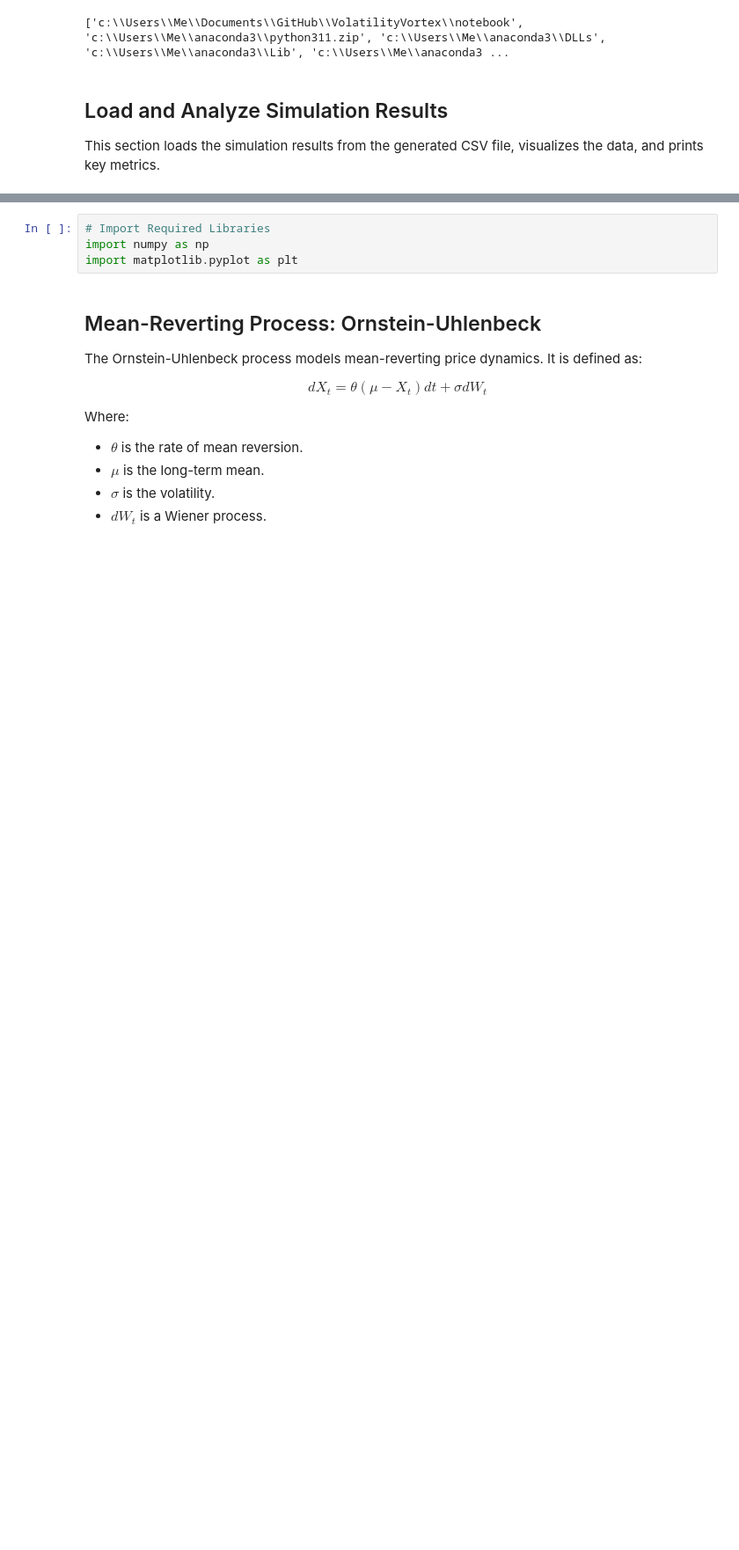
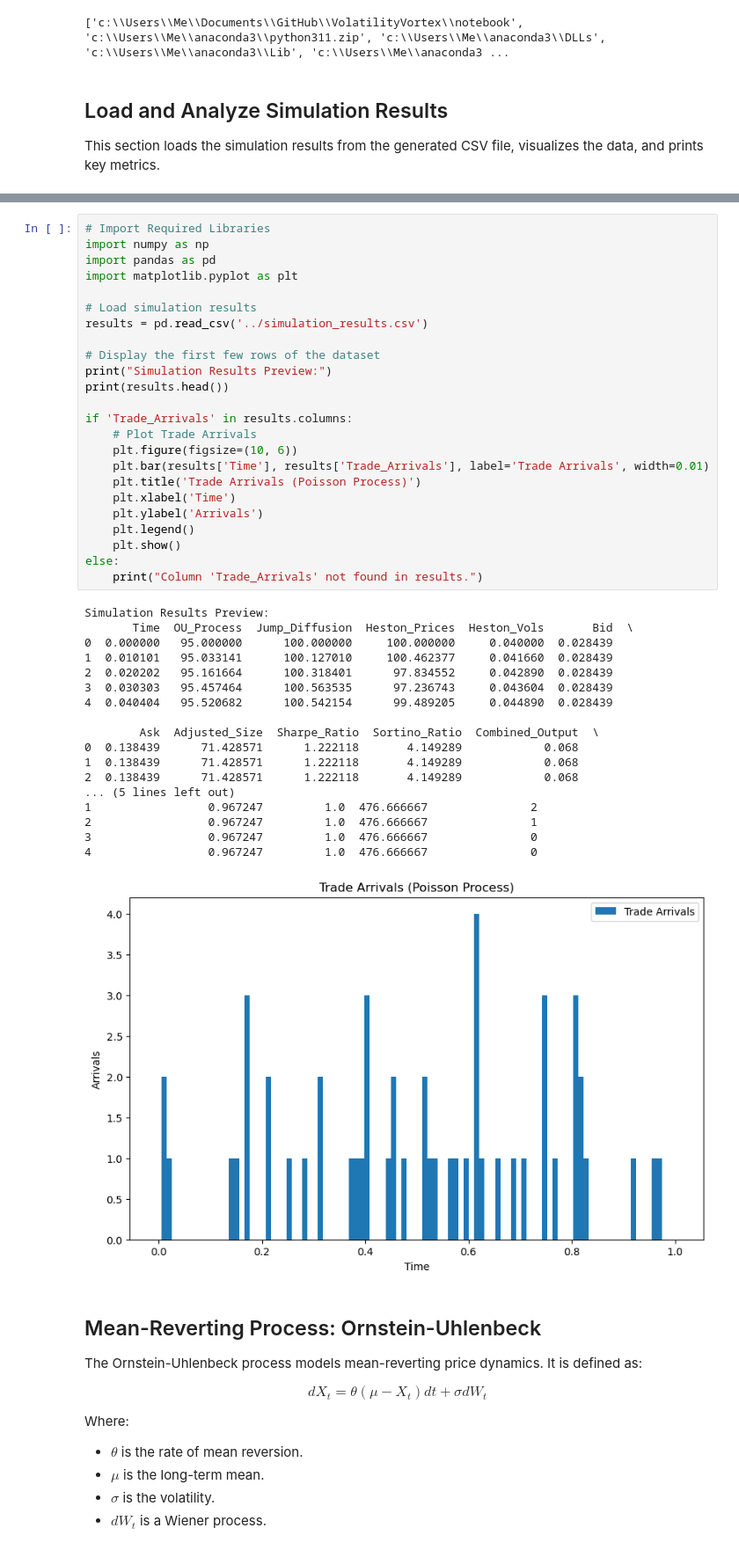
Before and after one commit to astronaut505/VolatilityVortex, a Jupyter notebook: notebook/advanced_market_simulation.ipynb, the cells around one changed output, grey strips where cells are left out. Shown: that part at 88% size. Cells and saved outputs as stored; diff of their text form; blank space fills up the shorter version.

```diff
--- a/notebook/advanced_market_simulation.ipynb
+++ b/notebook/advanced_market_simulation.ipynb
@@ -19,7 +29,46 @@ This notebook demonstrates the implementation of advanced market simulation mode
 # %%
 # Import Required Libraries
 import numpy as np
+import pandas as pd
 import matplotlib.pyplot as plt
+
+# Load simulation results
+results = pd.read_csv('../simulation_results.csv')
+
+# Display the first few rows of the dataset
+print("Simulation Results Preview:")
+print(results.head())
+
+if 'Trade_Arrivals' in results.columns:
+    # Plot Trade Arrivals
+    plt.figure(figsize=(10, 6))
+    plt.bar(results['Time'], results['Trade_Arrivals'], label='Trade Arrivals', width=0.01)
+    plt.title('Trade Arrivals (Poisson Process)')
+    plt.xlabel('Time')
+    plt.ylabel('Arrivals')
+    plt.legend()
+    plt.show()
+else:
+    print("Column 'Trade_Arrivals' not found in results.")
+# %% [output]
+Simulation Results Preview:
+       Time  OU_Process  Jump_Diffusion  Heston_Prices  Heston_Vols       Bid  \
+0  0.000000   95.000000      100.000000     100.000000     0.040000  0.028439
+1  0.010101   95.033141      100.127010     100.462377     0.041660  0.028439
+2  0.020202   95.161664      100.318401      97.834552     0.042890  0.028439
+3  0.030303   95.457464      100.563535      97.236743     0.043604  0.028439
+4  0.040404   95.520682      100.542154      99.489205     0.044890  0.028439
+
+        Ask  Adjusted_Size  Sharpe_Ratio  Sortino_Ratio  Combined_Output  \
+0  0.138439      71.428571      1.222118       4.149289            0.068
+1  0.138439      71.428571      1.222118       4.149289            0.068
+2  0.138439      71.428571      1.222118       4.149289            0.068
+... (5 lines left out)
+1                 0.967247         1.0  476.666667               2
+2                 0.967247         1.0  476.666667               1
+3                 0.967247         1.0  476.666667               0
+4                 0.967247         1.0  476.666667               0
+[figure, added]
 # %% [markdown]
 ## Mean-Reverting Process: Ornstein-Uhlenbeck
 The Ornstein-Uhlenbeck process models mean-reverting price dynamics. It is defined as:
```
Also changed, not shown: parts of 17 cells of this notebook, 3 other files.
